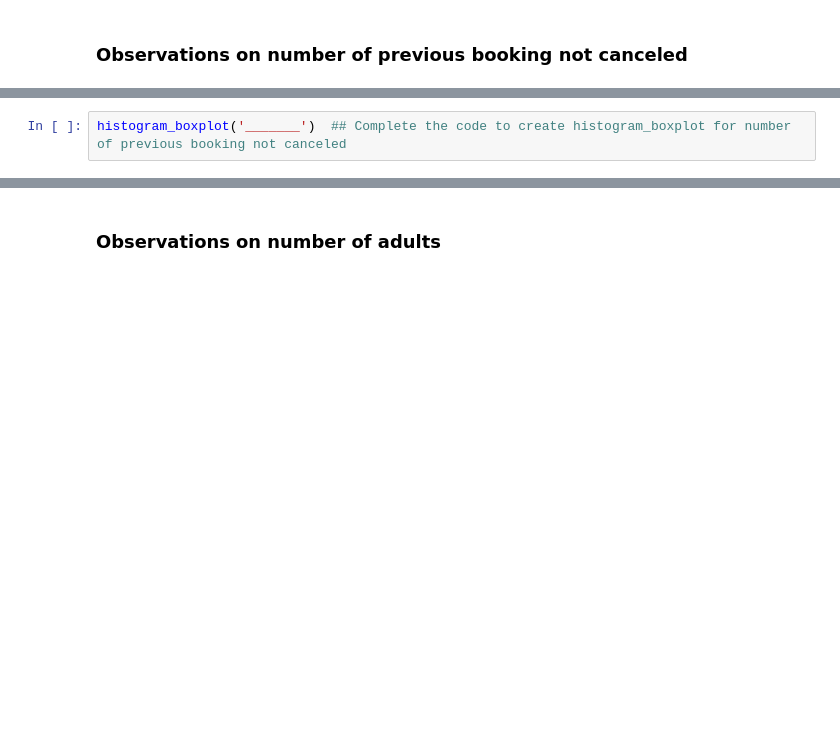
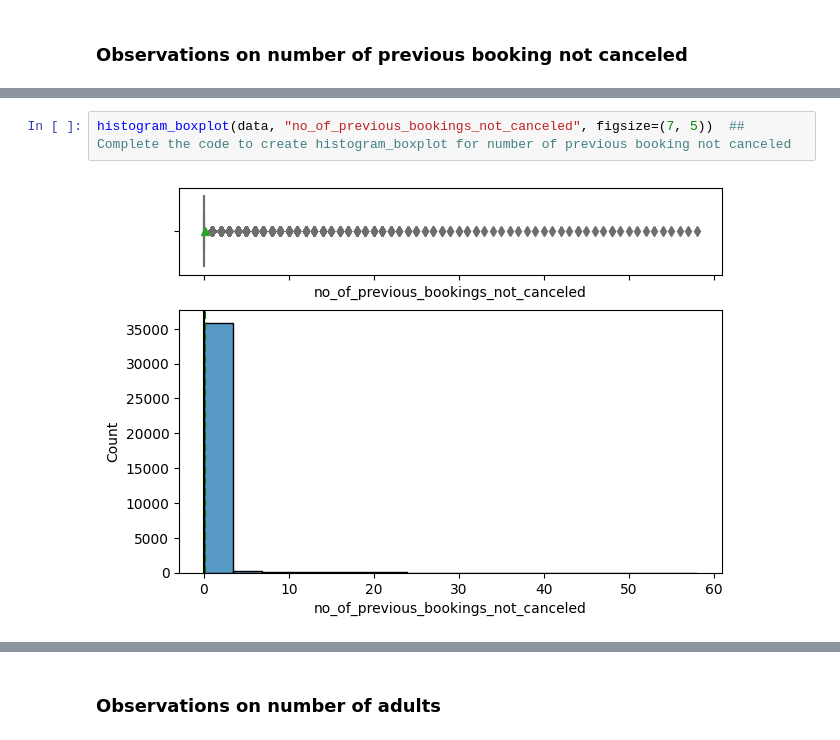
Before and after one commit to CoderSales/machine-learning-classification, a Jupyter notebook: Project_SLC_DSBA_INNHotels_LowCode_%281%29.ipynb, the cells around one changed output, grey strips where cells are left out. Saved outputs shown, nothing was run; the diff lists cells and outputs as text; blank space fills up the shorter version.

```diff
--- a/Project_SLC_DSBA_INNHotels_LowCode_%281%29.ipynb
+++ b/Project_SLC_DSBA_INNHotels_LowCode_%281%29.ipynb
@@ -1658,2 +1895,4 @@ histogram_boxplot('_______')  ## Complete the code to create histogram_boxplot f
 # %%
-histogram_boxplot('_______')  ## Complete the code to create histogram_boxplot for number of previous booking not canceled
+histogram_boxplot(data, "no_of_previous_bookings_not_canceled", figsize=(7, 5))  ## Complete the code to create histogram_boxplot for number of previous booking not canceled
+# %% [output]
+[figure, added]
```
Also changed, not shown: parts of 16 cells of this notebook.
